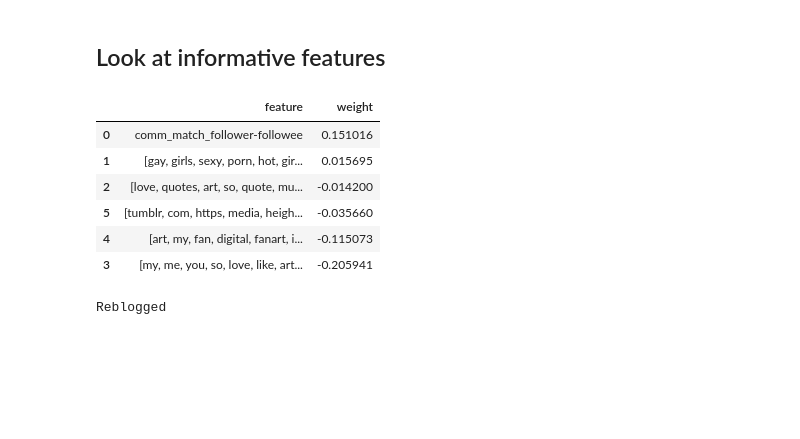
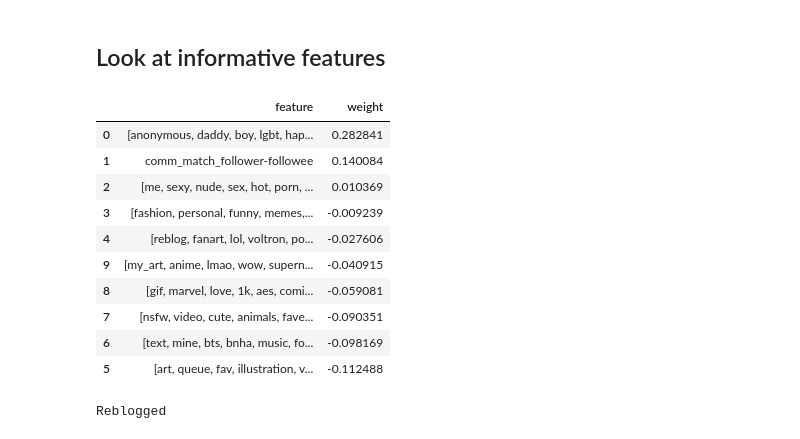
Before and after one commit to michaelmilleryoder/tumblr_community_identity, a Jupyter notebook: jupyter/check_models.ipynb, the cells around one changed output. Cells and saved outputs as stored; diff of their text form; code cells hidden in the pictures; blank space fills up the shorter version.

```diff
--- a/jupyter/check_models.ipynb
+++ b/jupyter/check_models.ipynb
@@ -16,10 +16,17 @@ print(len(vec.get_feature_names()))
 
 # Load PCA over post hashtags
 # pca_path = '/projects/tumblr_community_identity/tmp/post_tag_pca50.pkl'
-pca_path = '/projects/tumblr_community_identity/tmp/post_tag_pca5.pkl'
-with open(pca_path, 'rb') as f:
-    svd = pickle.load(f)
-print(svd.components_.shape)
+# pca_path = '/projects/tumblr_community_identity/tmp/post_tag_pca5.pkl'
+# pca_path = '/projects/tumblr_community_identity/tmp/post_tag_pca10.pkl'
+# with open(pca_path, 'rb') as f:
+#     svd = pickle.load(f)
+# print(svd.components_.shape)
+
+# Load LDA over post hashtags
+lda_path = '/projects/tumblr_community_identity/tmp/post_tag_lda10.pkl'
+with open(lda_path, 'rb') as f:
+    lda = pickle.load(f)
+print(lda.components_.shape)
 
 # Load SFS mask
 # mask = np.loadtxt('/projects/tumblr_community_identity/tmp/sfs20.txt')
@@ -31,7 +38,7 @@ print(svd.components_.shape)
 
 # Load model
 # modelpath = '/projects/tumblr_community_identity/models/post+comms_unigrams_lr.pkl'
-modelpath = '/projects/tumblr_community_identity/models/post_tags+comms_unigrams_lr.pkl'
+modelpath = '/projects/tumblr_community_identity/models/post_tags+comms_tags_lr.pkl'
 with open(modelpath, 'rb') as f:
     model = pickle.load(f)
 print(model.coef_[0].shape)
@@ -42,2 +49,12 @@ print(model.coef_[0].shape)
 # %% [markdown]
 ## View selected features
+# %%
+# From post hashtag LDA
+import numpy as np
+
+def feats_for_factors(feature_names, lda, n_factors=20, n_feats=40):
+    top = np.flip(np.argsort(lda.components_)[:n_factors, -1*n_feats:], axis=1)
+    vec = np.vectorize(lambda x: feature_names[x])
+    return vec(top)
+factor_loadings = feats_for_factors(vec.get_feature_names(), lda, n_factors=10, n_feats=10)
+factor_loadings
@@ -43,0 +79,3 @@ print(model.coef_[0].shape)
+# %%
+for i, factor in enumerate(factor_loadings):
+    print(f'{i}: {" ".join(factor)}')
@@ -49,6 +98,6 @@ def feats_for_factors(feature_names, pca, n_factors=20, n_feats=40):
     top = np.flip(np.argsort(pca.components_)[:n_factors, -1*n_feats:], axis=1)
     vec = np.vectorize(lambda x: feature_names[x])
     return vec(top)
-factor_loadings = feats_for_factors(vec.get_feature_names(), svd, n_factors=5, n_feats=10)
+factor_loadings = feats_for_factors(vec.get_feature_names(), svd, n_factors=10, n_feats=10)
 factor_loadings
 # %% [output]
@@ -218,40 +286,44 @@ def get_informative_features(featnames, model, n=10000):
 
 #     feats_index2name = {v: k for k, v in features_vectorizer.vocabulary_.items()}
 #     feats_index2name = {v: k for k, v in featnames}
 #     feature_weights = model.coef_[0][:len(featnames)]
     feature_weights = model.coef_[0]
 
     top_indices = np.argsort(feature_weights)[-1*n:]
     top_weights = np.sort(feature_weights)[-1*n:]
     bottom_indices = np.argsort(feature_weights)[:n]
     bottom_weights = np.sort(feature_weights)[:n]
 
     lines = [] # to sort and print
 
     for i, (j, w) in enumerate(zip(reversed(top_indices), reversed(top_weights))):
 #         feature_name = feats_index2name[j]
         feature_name = featnames[j]
         lines.append([i+1, feature_name, w, abs(w)])
 
     for i, (j, w) in enumerate(zip(bottom_indices, bottom_weights)):
 #         feature_name = feats_index2name[j]
         feature_name = featnames[j]
         lines.append([(i+1)*-1, feature_name, w, abs(w)])
 
 #     lines = list(reversed(sorted(lines, key=itemgetter(3))))
     return pd.DataFrame(lines, columns = ['rank', 'feature', 'weight', 'absolute_weight']).sort_values('weight', ascending=False)
 
 # get_informative_features(selected_feats, model, n=5)
-df = get_informative_features(selected, model, n=3)
+df = get_informative_features(selected, model, n=5)
 df[['feature', 'weight']]
 # %% [output]
 |  | feature | weight |
-| 0 | comm_match_follower-followee | 0.151016 |
-| 1 | [gay, girls, sexy, porn, hot, gir... | 0.015695 |
-| 2 | [love, quotes, art, so, quote, mu... | -0.014200 |
-| 5 | [tumblr, com, https, media, heigh... | -0.035660 |
-| 4 | [art, my, fan, digital, fanart, i... | -0.115073 |
-| 3 | [my, me, you, so, love, like, art... | -0.205941 |
+| 0 | [anonymous, daddy, boy, lgbt, hap... | 0.282841 |
+| 1 | comm_match_follower-followee | 0.140084 |
+| 2 | [me, sexy, nude, sex, hot, porn, ... | 0.010369 |
+| 3 | [fashion, personal, funny, memes,... | -0.009239 |
+| 4 | [reblog, fanart, lol, voltron, po... | -0.027606 |
+| 9 | [my_art, anime, lmao, wow, supern... | -0.040915 |
+| 8 | [gif, marvel, love, 1k, aes, comi... | -0.059081 |
+| 7 | [nsfw, video, cute, animals, fave... | -0.090351 |
+| 6 | [text, mine, bts, bnha, music, fo... | -0.098169 |
+| 5 | [art, queue, fav, illustration, v... | -0.112488 |
 # %%
 # Validate by looking at instances with these hashtags
 data = pd.read_csv('/data/tumblr_community_identity/dataset114k/matched_reblogs_nonreblogs_dataset114k.csv')
```
Also changed, not shown: parts of 6 cells of this notebook, 7 other files.
